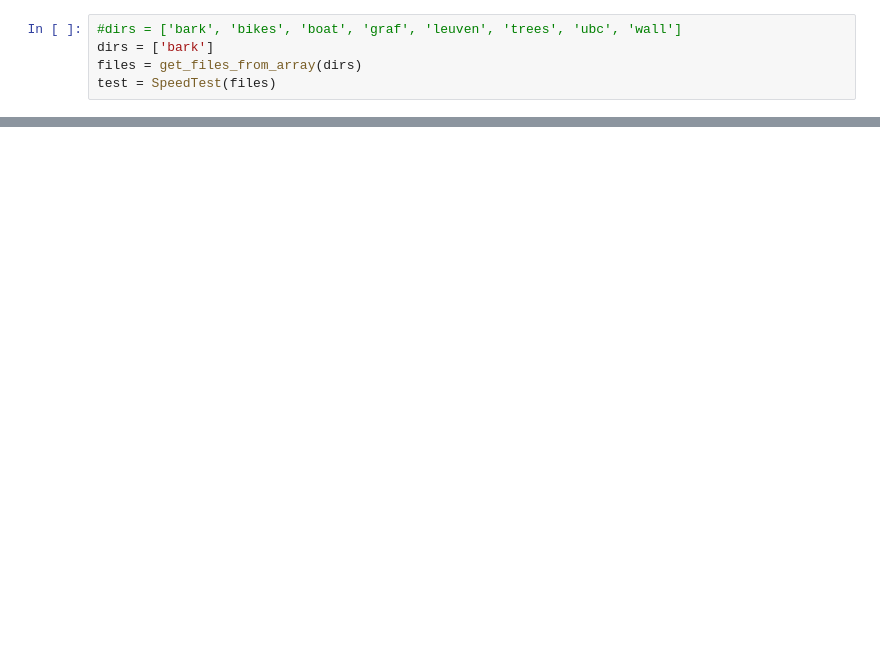
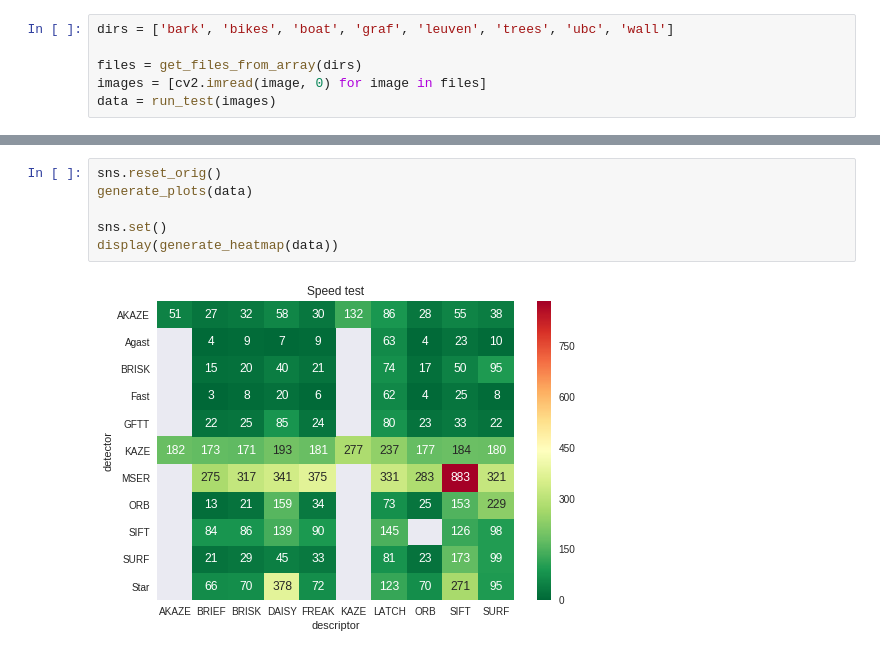
Before and after one commit to SuborbitalPigeon/fyp, a Jupyter notebook: performance/Speed test.ipynb, the cells around one changed output, grey strips where cells are left out. Drawn from its saved outputs; the diff is of its cells as text; blank space fills up the shorter version.

Commit message:
Completely migrate speed test to notebook

```diff
--- a/performance/Speed test.ipynb
+++ b/performance/Speed test.ipynb
@@ -13,5 +82,6 @@ sns.reset_defaults()
 # %%
-#dirs = ['bark', 'bikes', 'boat', 'graf', 'leuven', 'trees', 'ubc', 'wall']
-dirs = ['bark']
+dirs = ['bark', 'bikes', 'boat', 'graf', 'leuven', 'trees', 'ubc', 'wall']
+
 files = get_files_from_array(dirs)
-test = SpeedTest(files)
+images = [cv2.imread(image, 0) for image in files]
+data = run_test(images)
@@ -44,0 +106,8 @@ display(fig)
+# %%
+sns.reset_orig()
+generate_plots(data)
+
+sns.set()
+display(generate_heatmap(data))
+# %% [output]
+[figure, added]
```
Also changed, not shown: parts of 5 cells of this notebook, 1 other file.
